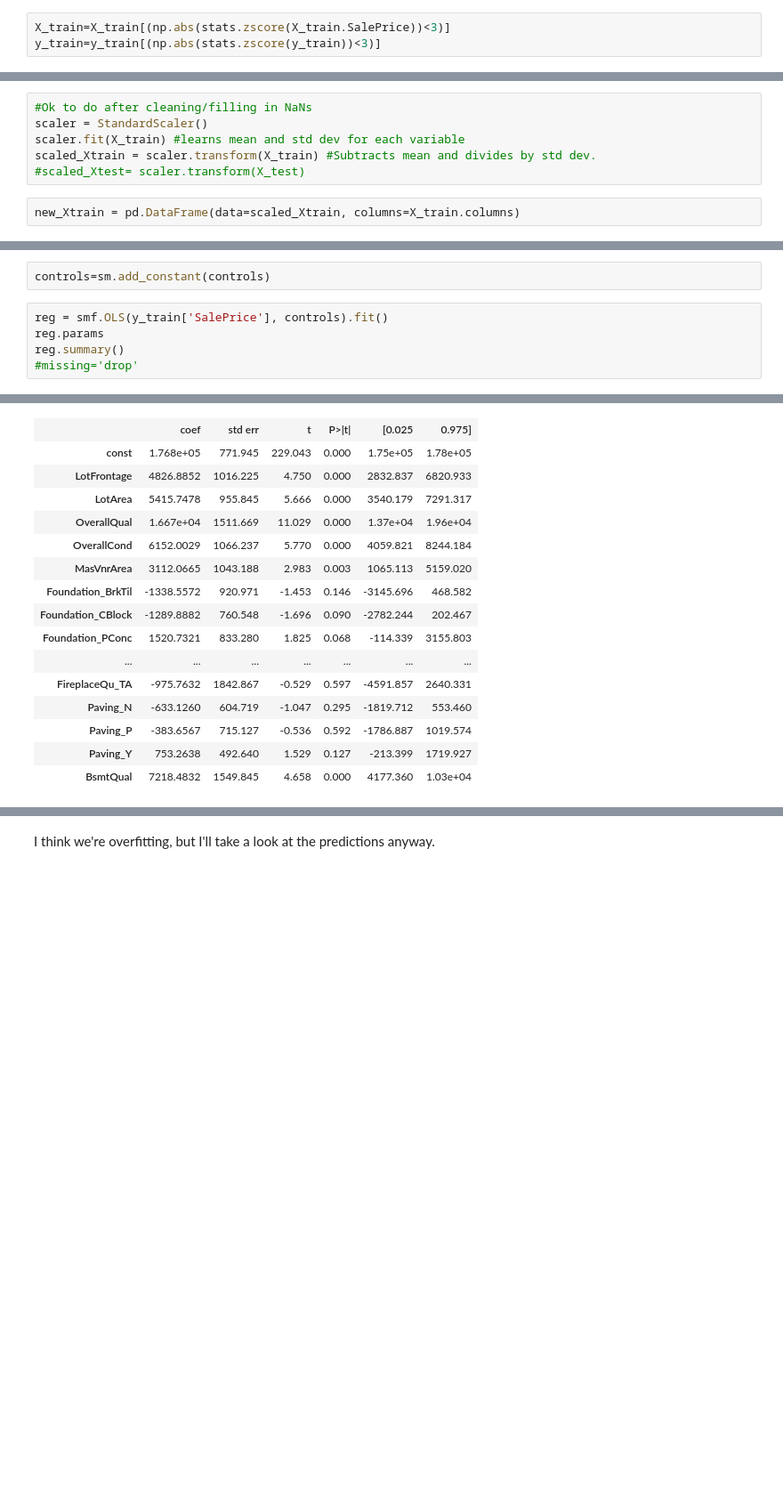
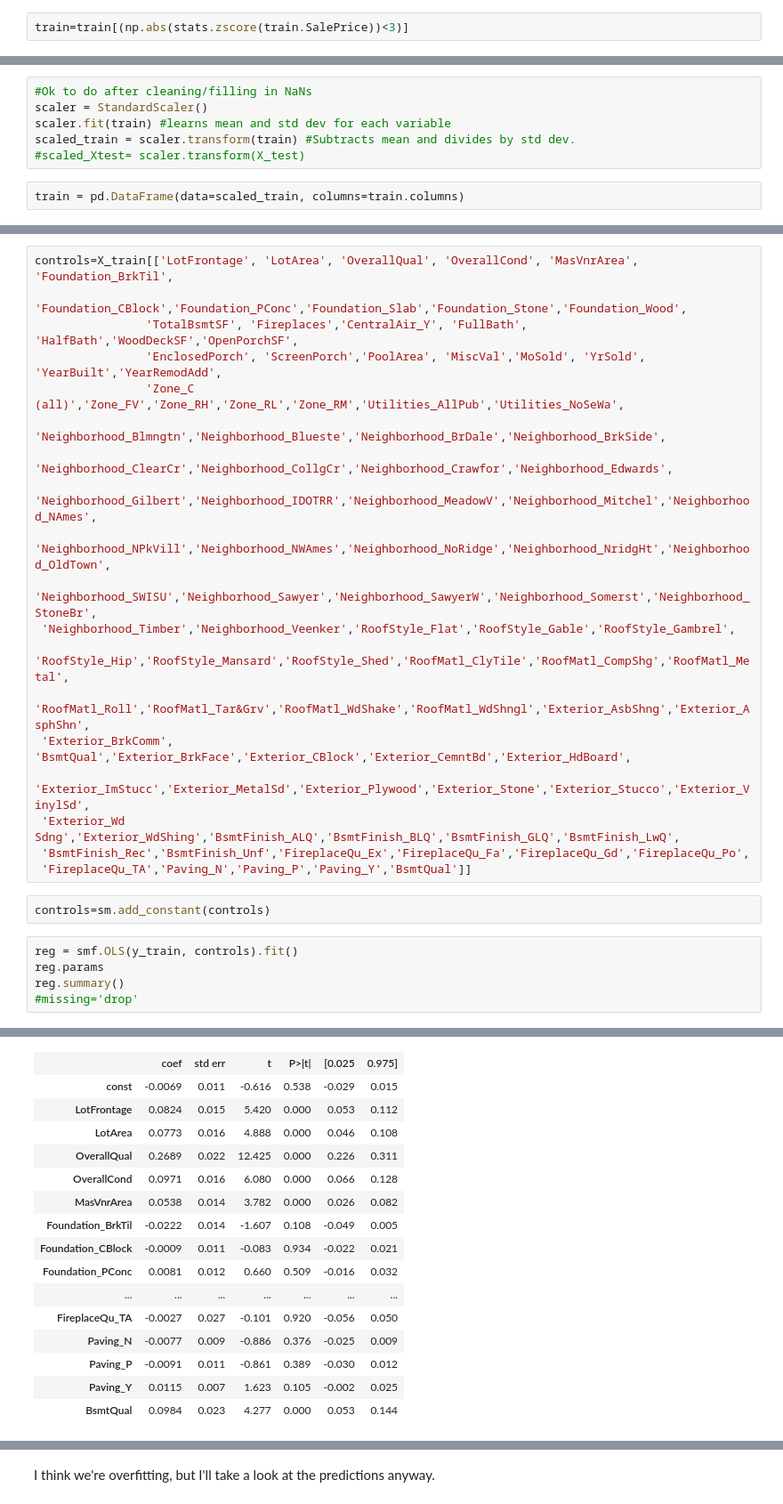
Before and after one commit to broad32/byu_econ_applied_machine_learning, a Jupyter notebook: homeworks/Homework_#2.ipynb, the cells around one changed output, grey strips where cells are left out. Shown at 89% size. Saved outputs shown, nothing was run; the diff lists cells and outputs as text; blank space fills up the shorter version.

```diff
--- a/homeworks/Homework_#2.ipynb
+++ b/homeworks/Homework_#2.ipynb
@@ -389,3 +382,2 @@ Name: SalePrice, dtype: int64
 # %%
-X_train=X_train[(np.abs(stats.zscore(X_train.SalePrice))<3)]
-y_train=y_train[(np.abs(stats.zscore(y_train))<3)]
+train=train[(np.abs(stats.zscore(train.SalePrice))<3)]
@@ -413,9 +401,9 @@ And observe that homes above $430,000 (roughly) have been dropped.  We are now r
 # %%
 #Ok to do after cleaning/filling in NaNs
 scaler = StandardScaler()
-scaler.fit(X_train) #learns mean and std dev for each variable
-scaled_Xtrain = scaler.transform(X_train) #Subtracts mean and divides by std dev.
+scaler.fit(train) #learns mean and std dev for each variable
+scaled_train = scaler.transform(train) #Subtracts mean and divides by std dev.
 #scaled_Xtest= scaler.transform(X_test)
 # %%
-new_Xtrain = pd.DataFrame(data=scaled_Xtrain, columns=X_train.columns)
+train = pd.DataFrame(data=scaled_train, columns=train.columns)
 # %%
@@ -543,10 +492,29 @@ X_train, X_test, y_train, y_test = train_test_split(train, train['SalePrice'], t
 ### **Linear Regression**
 # %% [markdown]
 Now that I've cleaned and grouped a reasonable (and large) set of variables we have to work with let's try and throw all of them into a linear model.  Because Stats Models doesn't automatically create a regression constant I will manually create one for each regression.
+# %%
+controls=X_train[['LotFrontage', 'LotArea', 'OverallQual', 'OverallCond', 'MasVnrArea', 'Foundation_BrkTil',
+                'Foundation_CBlock','Foundation_PConc','Foundation_Slab','Foundation_Stone','Foundation_Wood',
+                'TotalBsmtSF', 'Fireplaces','CentralAir_Y', 'FullBath', 'HalfBath','WoodDeckSF','OpenPorchSF',
+                'EnclosedPorch', 'ScreenPorch','PoolArea', 'MiscVal','MoSold', 'YrSold', 'YearBuilt','YearRemodAdd',
+                'Zone_C (all)','Zone_FV','Zone_RH','Zone_RL','Zone_RM','Utilities_AllPub','Utilities_NoSeWa',
+                'Neighborhood_Blmngtn','Neighborhood_Blueste','Neighborhood_BrDale','Neighborhood_BrkSide',
+                'Neighborhood_ClearCr','Neighborhood_CollgCr','Neighborhood_Crawfor','Neighborhood_Edwards',
+                'Neighborhood_Gilbert','Neighborhood_IDOTRR','Neighborhood_MeadowV','Neighborhood_Mitchel','Neighborhood_NAmes',
+ 'Neighborhood_NPkVill','Neighborhood_NWAmes','Neighborhood_NoRidge','Neighborhood_NridgHt','Neighborhood_OldTown',
+ 'Neighborhood_SWISU','Neighborhood_Sawyer','Neighborhood_SawyerW','Neighborhood_Somerst','Neighborhood_StoneBr',
+ 'Neighborhood_Timber','Neighborhood_Veenker','RoofStyle_Flat','RoofStyle_Gable','RoofStyle_Gambrel',
+ 'RoofStyle_Hip','RoofStyle_Mansard','RoofStyle_Shed','RoofMatl_ClyTile','RoofMatl_CompShg','RoofMatl_Metal',
+ 'RoofMatl_Roll','RoofMatl_Tar&Grv','RoofMatl_WdShake','RoofMatl_WdShngl','Exterior_AsbShng','Exterior_AsphShn',
+ 'Exterior_BrkComm', 'BsmtQual','Exterior_BrkFace','Exterior_CBlock','Exterior_CemntBd','Exterior_HdBoard',
+ 'Exterior_ImStucc','Exterior_MetalSd','Exterior_Plywood','Exterior_Stone','Exterior_Stucco','Exterior_VinylSd',
+ 'Exterior_Wd Sdng','Exterior_WdShing','BsmtFinish_ALQ','BsmtFinish_BLQ','BsmtFinish_GLQ','BsmtFinish_LwQ',
+ 'BsmtFinish_Rec','BsmtFinish_Unf','FireplaceQu_Ex','FireplaceQu_Fa','FireplaceQu_Gd','FireplaceQu_Po',
+ 'FireplaceQu_TA','Paving_N','Paving_P','Paving_Y','BsmtQual']]
 # %%
 controls=sm.add_constant(controls)
 # %%
-reg = smf.OLS(y_train['SalePrice'], controls).fit()
+reg = smf.OLS(y_train, controls).fit()
 reg.params
 reg.summary()
 #missing='drop'
@@ -563,17 +531,17 @@ OLS Regression Results
 | Covariance Type: | nonrobust |  |  |
 |  | coef | std err | t | P>|t| | [0.025 | 0.975] |
-| const | 1.768e+05 | 771.945 | 229.043 | 0.000 | 1.75e+05 | 1.78e+05 |
-| LotFrontage | 4826.8852 | 1016.225 | 4.750 | 0.000 | 2832.837 | 6820.933 |
-| LotArea | 5415.7478 | 955.845 | 5.666 | 0.000 | 3540.179 | 7291.317 |
-| OverallQual | 1.667e+04 | 1511.669 | 11.029 | 0.000 | 1.37e+04 | 1.96e+04 |
-| OverallCond | 6152.0029 | 1066.237 | 5.770 | 0.000 | 4059.821 | 8244.184 |
-| MasVnrArea | 3112.0665 | 1043.188 | 2.983 | 0.003 | 1065.113 | 5159.020 |
-| Foundation_BrkTil | -1338.5572 | 920.971 | -1.453 | 0.146 | -3145.696 | 468.582 |
-| Foundation_CBlock | -1289.8882 | 760.548 | -1.696 | 0.090 | -2782.244 | 202.467 |
-| Foundation_PConc | 1520.7321 | 833.280 | 1.825 | 0.068 | -114.339 | 3155.803 |
+| const | -0.0069 | 0.011 | -0.616 | 0.538 | -0.029 | 0.015 |
+| LotFrontage | 0.0824 | 0.015 | 5.420 | 0.000 | 0.053 | 0.112 |
+| LotArea | 0.0773 | 0.016 | 4.888 | 0.000 | 0.046 | 0.108 |
+| OverallQual | 0.2689 | 0.022 | 12.425 | 0.000 | 0.226 | 0.311 |
+| OverallCond | 0.0971 | 0.016 | 6.080 | 0.000 | 0.066 | 0.128 |
+| MasVnrArea | 0.0538 | 0.014 | 3.782 | 0.000 | 0.026 | 0.082 |
+| Foundation_BrkTil | -0.0222 | 0.014 | -1.607 | 0.108 | -0.049 | 0.005 |
+| Foundation_CBlock | -0.0009 | 0.011 | -0.083 | 0.934 | -0.022 | 0.021 |
+| Foundation_PConc | 0.0081 | 0.012 | 0.660 | 0.509 | -0.016 | 0.032 |
 | ... | ... | ... | ... | ... | ... | ... |
-| FireplaceQu_TA | -975.7632 | 1842.867 | -0.529 | 0.597 | -4591.857 | 2640.331 |
-| Paving_N | -633.1260 | 604.719 | -1.047 | 0.295 | -1819.712 | 553.460 |
-| Paving_P | -383.6567 | 715.127 | -0.536 | 0.592 | -1786.887 | 1019.574 |
-| Paving_Y | 753.2638 | 492.640 | 1.529 | 0.127 | -213.399 | 1719.927 |
-| BsmtQual | 7218.4832 | 1549.845 | 4.658 | 0.000 | 4177.360 | 1.03e+04 |
+| FireplaceQu_TA | -0.0027 | 0.027 | -0.101 | 0.920 | -0.056 | 0.050 |
+| Paving_N | -0.0077 | 0.009 | -0.886 | 0.376 | -0.025 | 0.009 |
+| Paving_P | -0.0091 | 0.011 | -0.861 | 0.389 | -0.030 | 0.012 |
+| Paving_Y | 0.0115 | 0.007 | 1.623 | 0.105 | -0.002 | 0.025 |
+| BsmtQual | 0.0984 | 0.023 | 4.277 | 0.000 | 0.053 | 0.144 |
```
Also changed, not shown: parts of 70 cells of this notebook.
